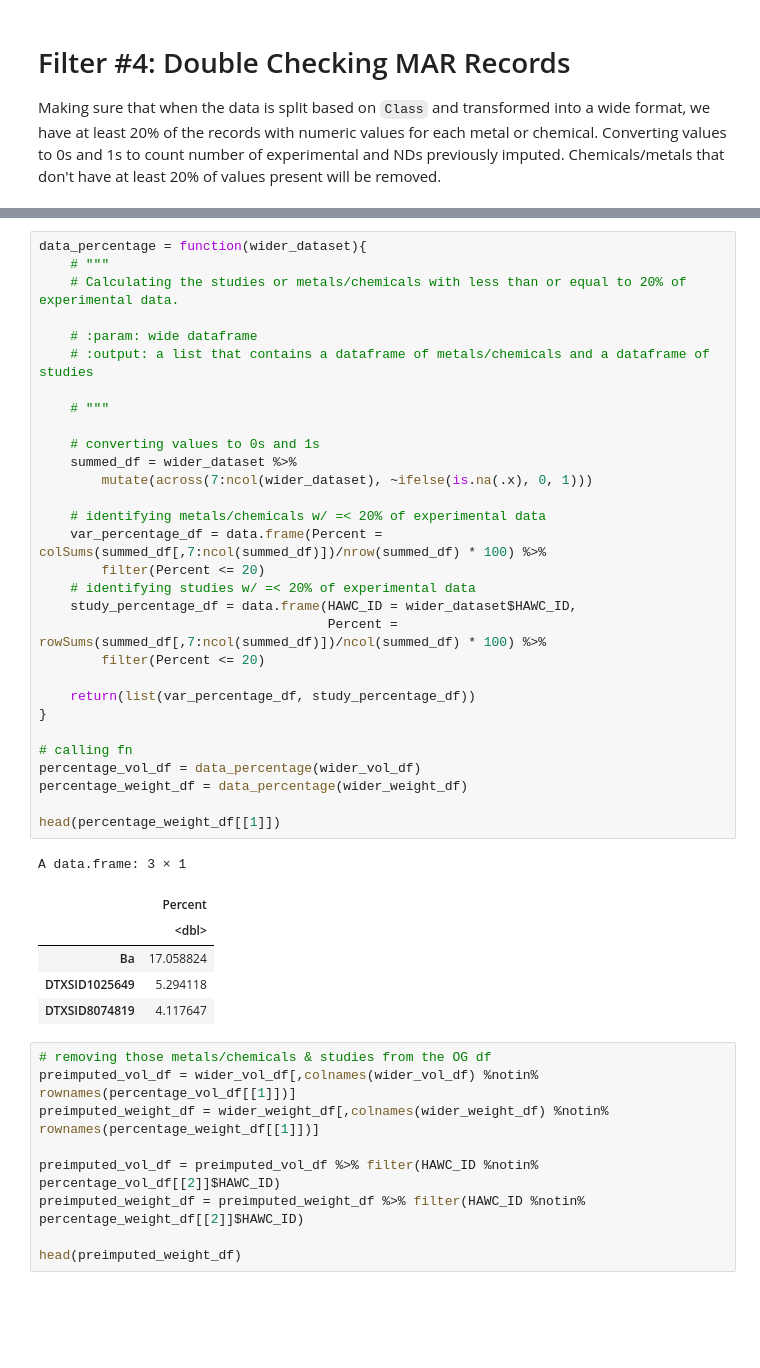
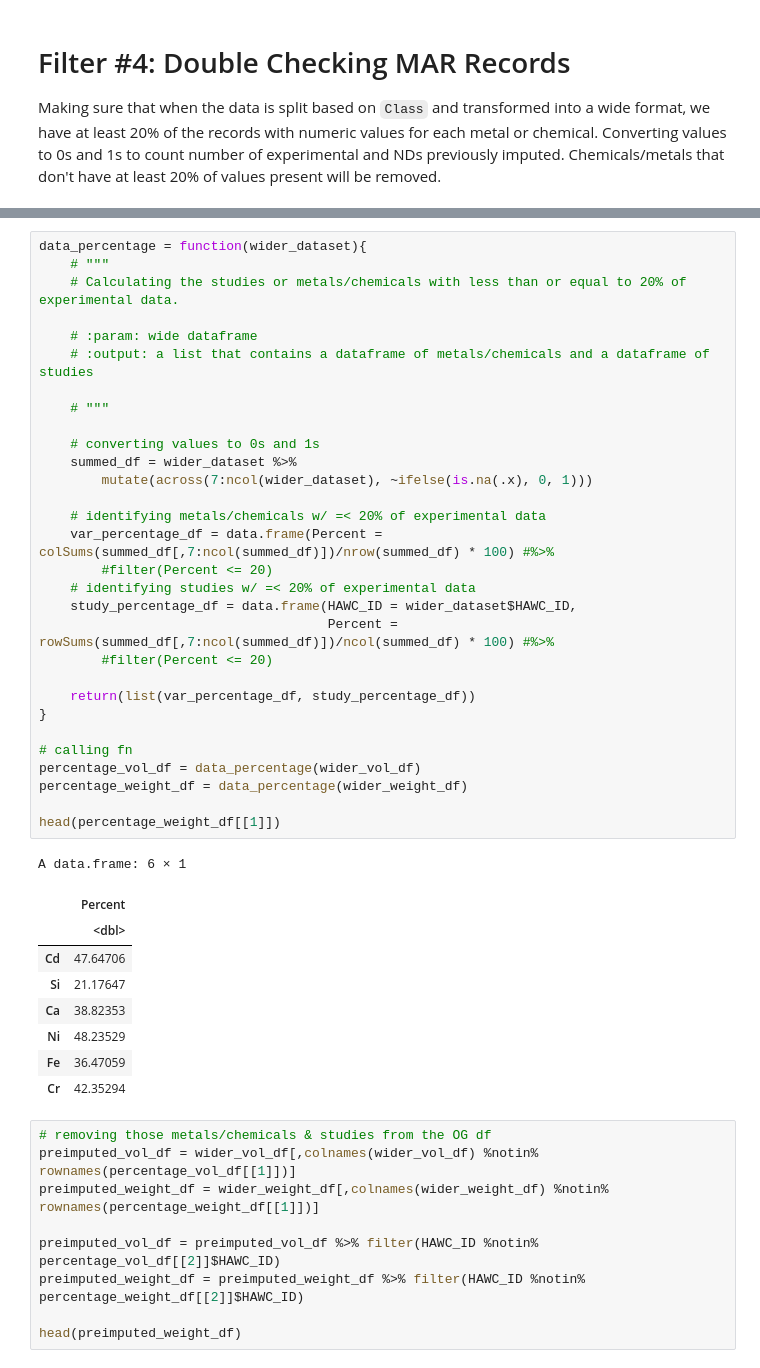
Before and after one commit to UNC-CEMALB/P1015.-Wildfire_Suffcient_Similiarity, a Jupyter notebook: 1. Data Processing/Data Processing.ipynb, the cells around one changed output, grey strips where cells are left out. Saved outputs shown, nothing was run; the diff lists cells and outputs as text; blank space fills up the shorter version.

```diff
--- a/1. Data Processing/Data Processing.ipynb
+++ b/1. Data Processing/Data Processing.ipynb
@@ -582,40 +582,43 @@ A tibble: 6 × 43
 # %%
 data_percentage = function(wider_dataset){
     # """
     # Calculating the studies or metals/chemicals with less than or equal to 20% of experimental data.
 
     # :param: wide dataframe
     # :output: a list that contains a dataframe of metals/chemicals and a dataframe of studies
 
     # """
 
     # converting values to 0s and 1s
     summed_df = wider_dataset %>%
         mutate(across(7:ncol(wider_dataset), ~ifelse(is.na(.x), 0, 1)))
 
     # identifying metals/chemicals w/ =< 20% of experimental data
-    var_percentage_df = data.frame(Percent = colSums(summed_df[,7:ncol(summed_df)])/nrow(summed_df) * 100) %>%
-        filter(Percent <= 20)
+    var_percentage_df = data.frame(Percent = colSums(summed_df[,7:ncol(summed_df)])/nrow(summed_df) * 100) #%>%
+        #filter(Percent <= 20)
     # identifying studies w/ =< 20% of experimental data
     study_percentage_df = data.frame(HAWC_ID = wider_dataset$HAWC_ID,
-                                     Percent = rowSums(summed_df[,7:ncol(summed_df)])/ncol(summed_df) * 100) %>%
-        filter(Percent <= 20)
+                                     Percent = rowSums(summed_df[,7:ncol(summed_df)])/ncol(summed_df) * 100) #%>%
+        #filter(Percent <= 20)
 
     return(list(var_percentage_df, study_percentage_df))
 }
 
 # calling fn
 percentage_vol_df = data_percentage(wider_vol_df)
 percentage_weight_df = data_percentage(wider_weight_df)
 
 head(percentage_weight_df[[1]])
 # %% [output]
-A data.frame: 3 × 1
+A data.frame: 6 × 1
 |  | Percent |
 |  | <dbl> |
-| Ba | 17.058824 |
-| DTXSID1025649 | 5.294118 |
-| DTXSID8074819 | 4.117647 |
+| Cd | 47.64706 |
+| Si | 21.17647 |
+| Ca | 38.82353 |
+| Ni | 48.23529 |
+| Fe | 36.47059 |
+| Cr | 42.35294 |
 # %%
 # removing those metals/chemicals & studies from the OG df
 preimputed_vol_df = wider_vol_df[,colnames(wider_vol_df) %notin% rownames(percentage_vol_df[[1]])]
```
Also changed, not shown: parts of 3 cells of this notebook.
